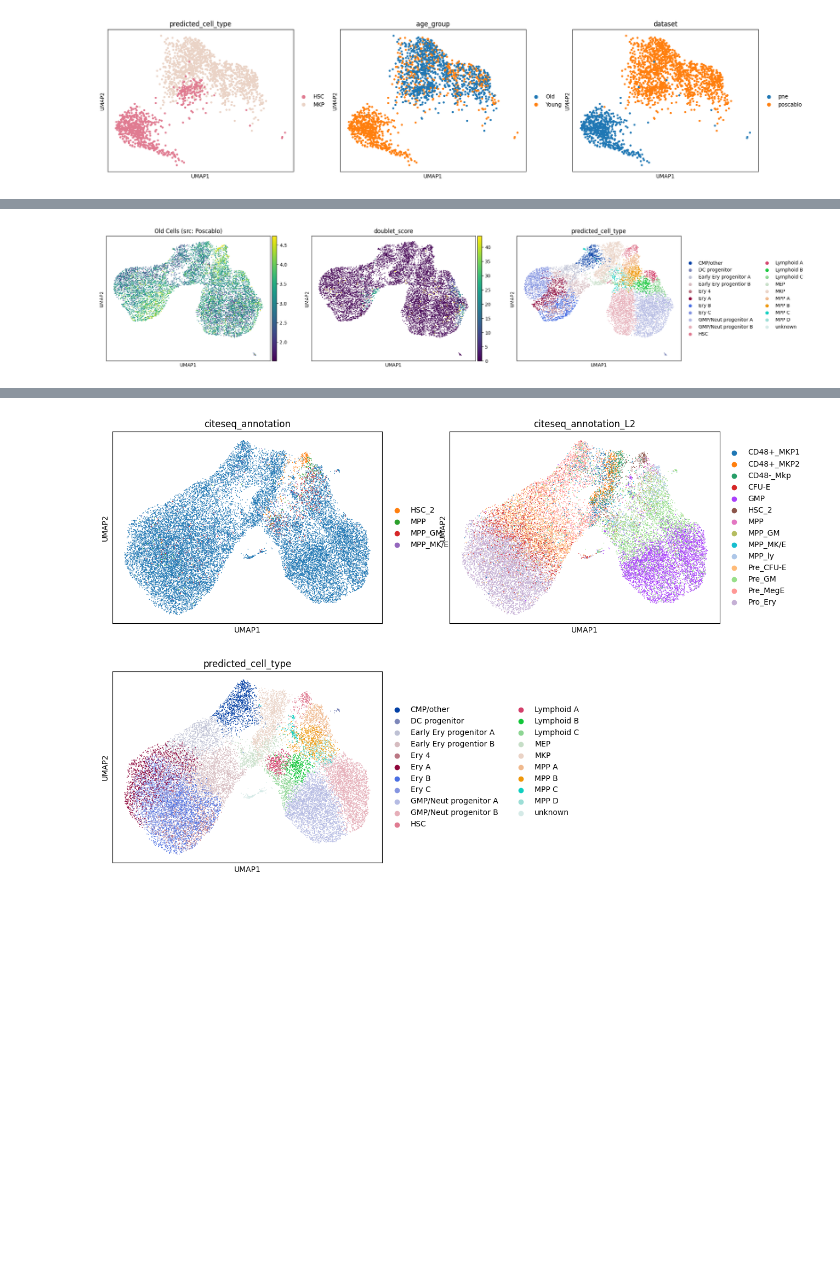
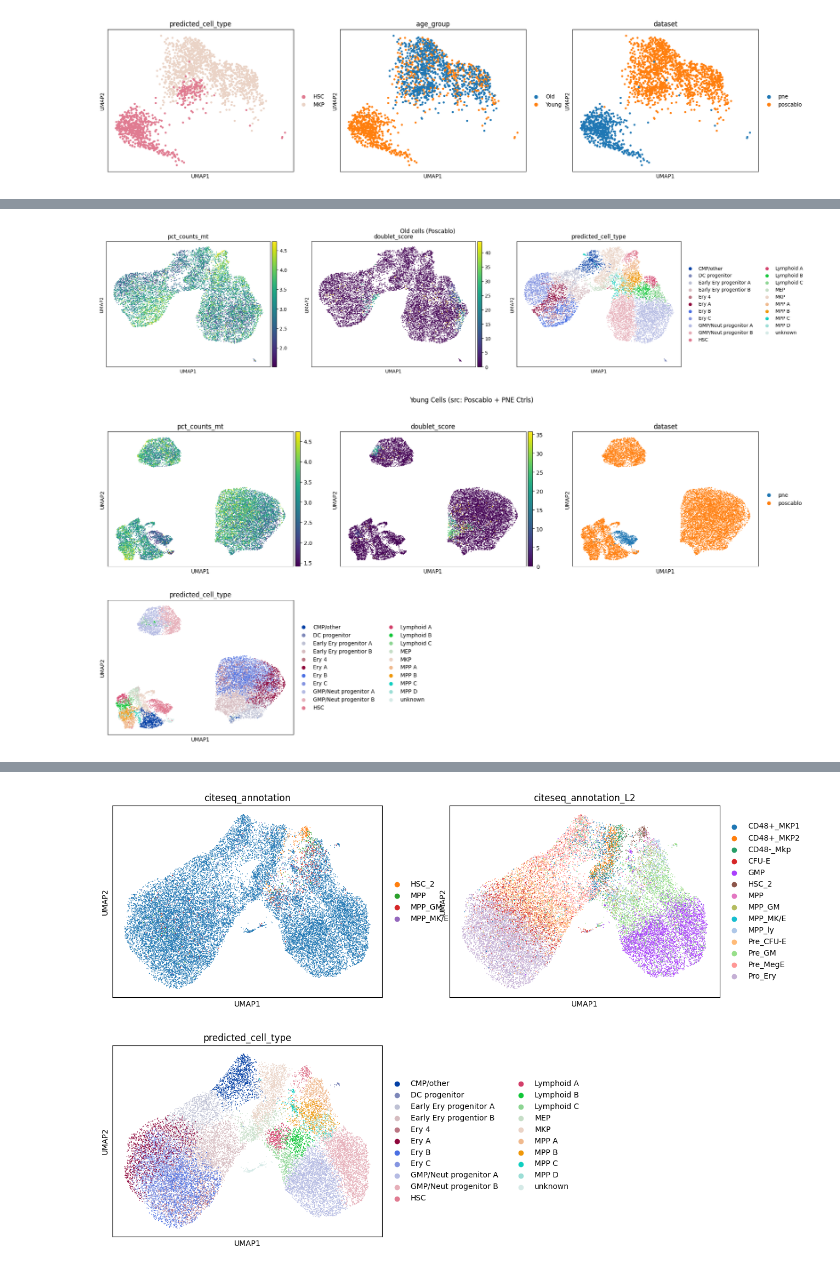
Before and after one commit to akash-pandit/age-analysis, a Jupyter notebook: notebooks/cluster-age-integrated.ipynb, the cells around one changed output, grey strips where cells are left out. Drawn from its saved outputs; the diff is of its cells as text; code cells hidden in the pictures; blank space fills up the shorter version.

```diff
--- a/notebooks/cluster-age-integrated.ipynb
+++ b/notebooks/cluster-age-integrated.ipynb
@@ -32,7 +32,7 @@ pne = sc.read_h5ad(PNE_PATH)
 # filter for control HSCs
 pne_ctrl = pne[
     (pne.obs["Treatment"] == "CONTROL")
-    & (pne.obs["predicted_cell_type"].isin{"HSC"})
+    & (pne.obs["predicted_cell_type"].isin({"HSC"}))
 ].copy()
 del pne
 
@@ -156,5 +165,6 @@ sc.pl.umap(
 # %%
-old = sc.pl.umap(
+# plot age-specific umaps
+oldfig = sc.pl.umap(
     adata=old,
     color=["pct_counts_mt", "doublet_score", "predicted_cell_type"],
     vmax="p99",
@@ -162,4 +172,19 @@ old = sc.pl.umap(
     return_fig=True,
     show=False
 )
+
+youngfig = sc.pl.umap(
+    adata=young,
+    color=["pct_counts_mt", "doublet_score", "dataset", "predicted_cell_type"],
+    vmin='p1',
+    vmax='p99',
+    ncols=3,
+    return_fig=True,
+    show=False
+)
+
+oldfig.suptitle("Old cells (Poscablo)")
+youngfig.suptitle("Young Cells (src: Poscablo + PNE Ctrls)")
+oldfig.show()
+youngfig.show()
 # %% [output]
@@ -168 +191,2 @@ WARNING: The title list is shorter than the number of panels. Using 'color' valu
-[figure, old version]
+[figure, new version]
+[figure, added]
```
Also changed, not shown: parts of 8 cells of this notebook.
